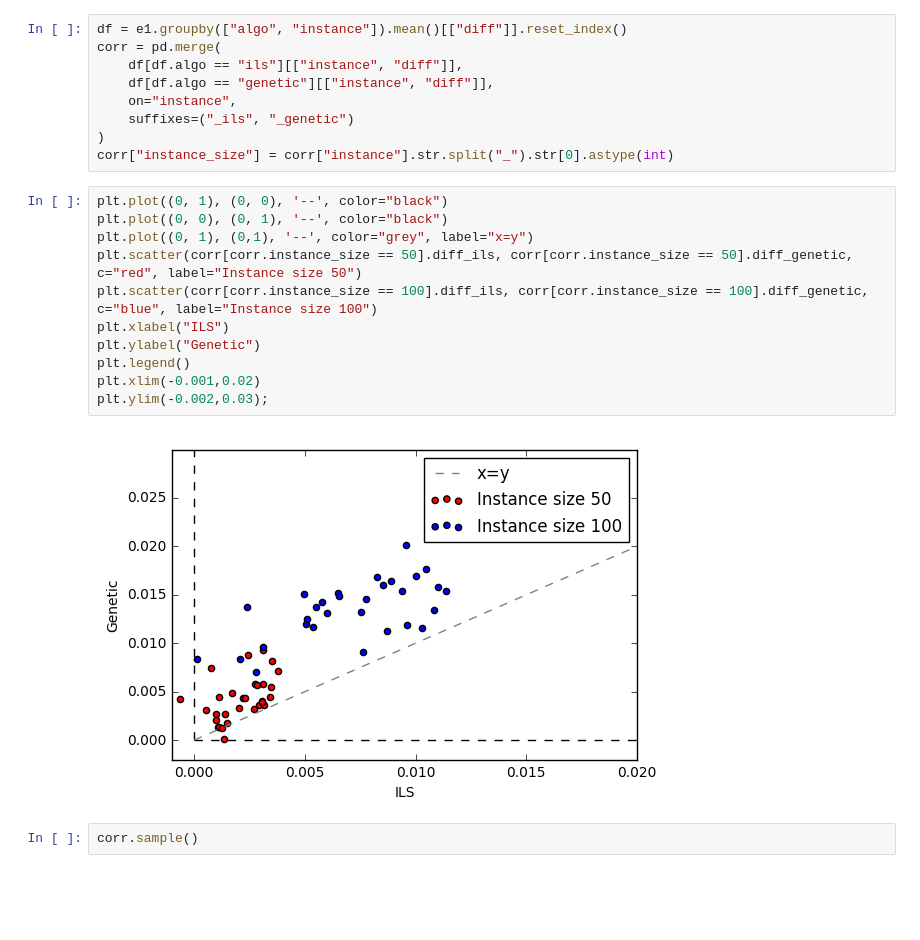
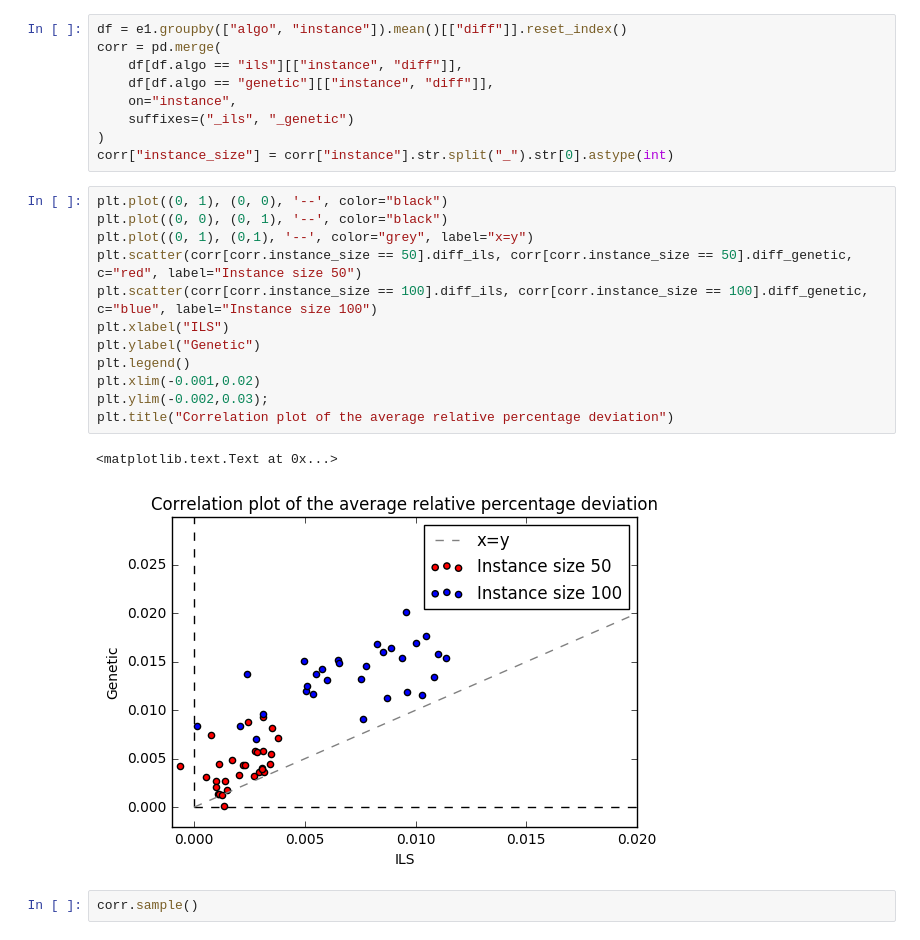
Before and after one commit to C4ptainCrunch/heuristic-optimization, a Jupyter notebook: analysis2.ipynb, the cells around one changed output. Cells and saved outputs as stored; diff of their text form; blank space fills up the shorter version.

```diff
--- a/analysis2.ipynb
+++ b/analysis2.ipynb
@@ -138,16 +141,18 @@ corr["instance_size"] = corr["instance"].str.split("_").str[0].astype(int)
 # %%
 plt.plot((0, 1), (0, 0), '--', color="black")
 plt.plot((0, 0), (0, 1), '--', color="black")
 plt.plot((0, 1), (0,1), '--', color="grey", label="x=y")
 plt.scatter(corr[corr.instance_size == 50].diff_ils, corr[corr.instance_size == 50].diff_genetic, c="red", label="Instance size 50")
 plt.scatter(corr[corr.instance_size == 100].diff_ils, corr[corr.instance_size == 100].diff_genetic, c="blue", label="Instance size 100")
 plt.xlabel("ILS")
 plt.ylabel("Genetic")
 plt.legend()
 plt.xlim(-0.001,0.02)
 plt.ylim(-0.002,0.03);
+plt.title("Correlation plot of the average relative percentage deviation")
 # %% [output]
+<matplotlib.text.Text at 0x...>
-[figure, old version]
+[figure, new version]
 # %%
 corr.sample()
 # %% [output]
```
Also changed, not shown: parts of 9 cells of this notebook, 9 other files.
